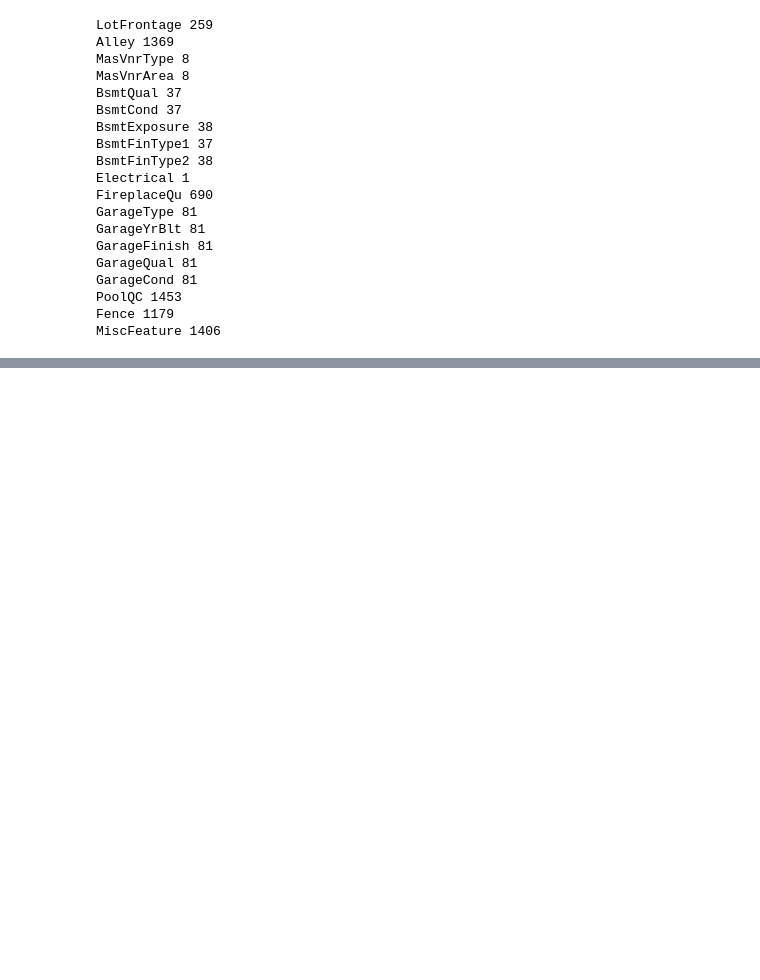
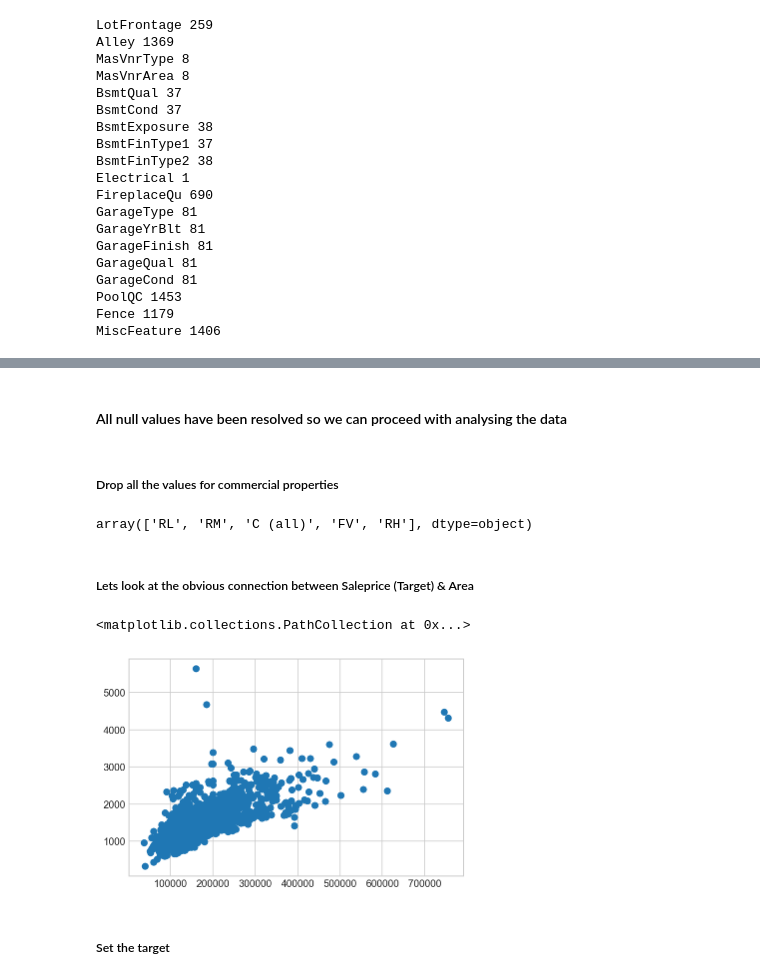
Before and after one commit to BhushanShet/BhushanShet.github.io, a Jupyter notebook: project-three/project-03-starter.ipynb, the cells around one changed output, grey strips where cells are left out. Saved outputs shown, nothing was run; the diff lists cells and outputs as text; code cells hidden in the pictures; blank space fills up the shorter version.

```diff
--- a/project-three/project-03-starter.ipynb
+++ b/project-three/project-03-starter.ipynb
@@ -159,0 +317,2 @@ house.head(1)
+# %%
+house.loc[house['GarageYrBlt'].isnull(), 'GarageYrBlt'] = house[house['GarageYrBlt'].isnull()]['YearBuilt']
@@ -159,0 +328,2 @@ house.head(1)
+# %%
+house.loc[house['MasVnrArea'].isnull(), 'MasVnrArea'] = 0
@@ -159,0 +338,2 @@ house.head(1)
+# %%
+house.LotFrontage = house.LotFrontage.fillna(np.mean(house.LotFrontage))
@@ -159,0 +344,17 @@ house.head(1)
+# %% [markdown]
+#### All null values have been resolved so we can proceed with analysing the data
+# %% [markdown]
+##### Drop all the values for commercial properties
+# %%
+house.MSZoning.unique()
+# %% [output]
+array(['RL', 'RM', 'C (all)', 'FV', 'RH'], dtype=object)
+# %%
+house = house[house.MSZoning != 'C (all)']
+# %% [markdown]
+##### Lets look at the obvious connection between Saleprice (Target) & Area
+# %%
+plt.scatter(house.SalePrice, house.GrLivArea)
+# %% [output]
+<matplotlib.collections.PathCollection at 0x...>
+[figure, added]
@@ -159,0 +368,2 @@ house.head(1)
+# %% [markdown]
+##### Set the target
```
Also changed, not shown: parts of 49 cells of this notebook.
